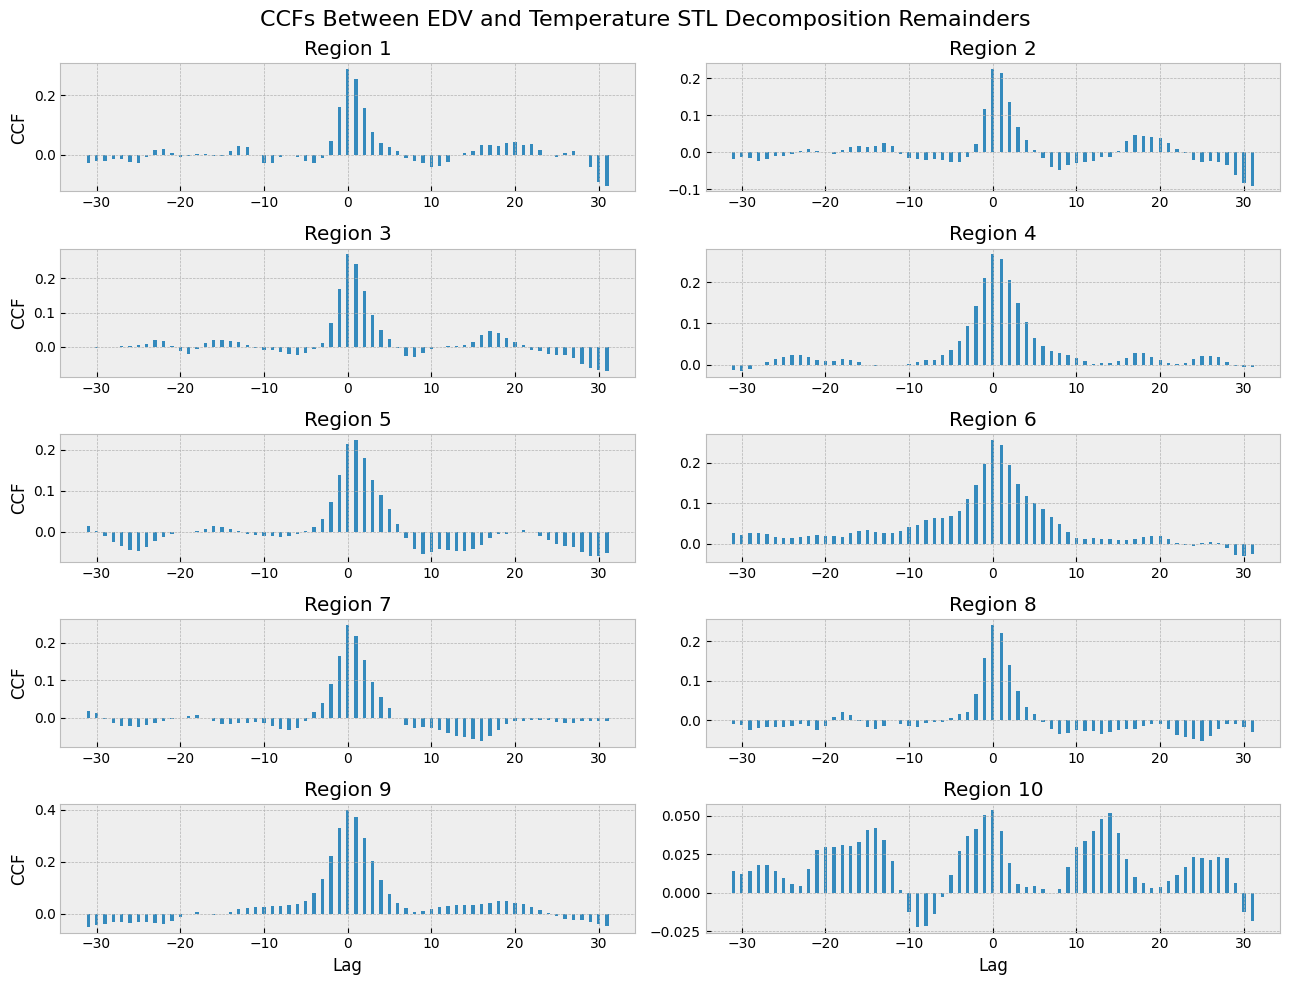
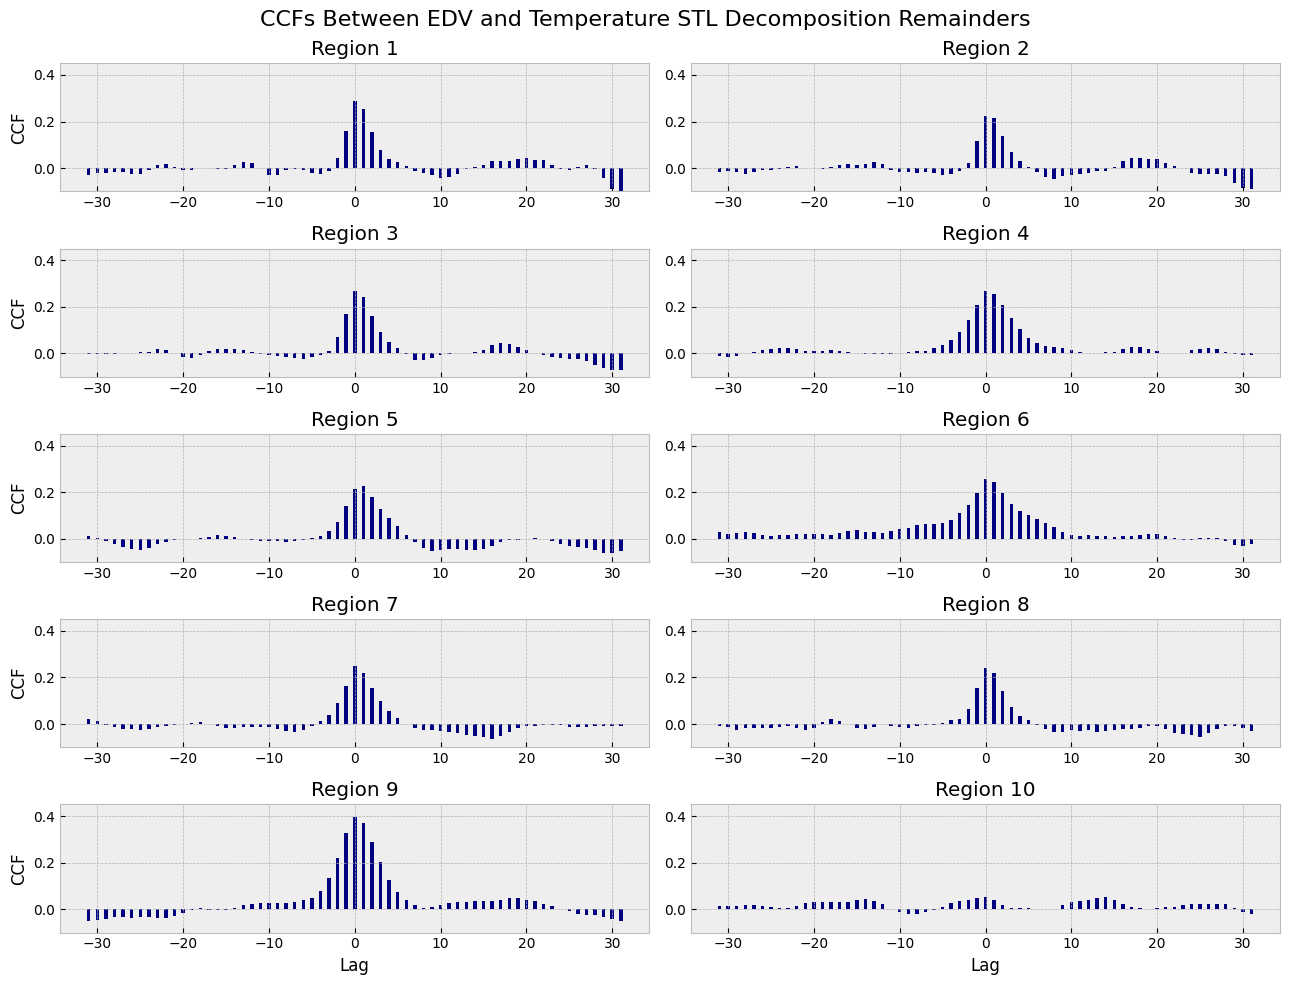
Unified diff of the notebook cell whose output changed from the first chart to the second:
--- before
+++ after
@@ -10,6 +10,7 @@
     ax = axs[row, col]
 
-    ax.bar(df.lags, df[region], width = 0.4)
+    ax.bar(df.lags, df[region], width = 0.4, color = "navy")
     ax.set_title(region.replace(".", " "))
+    ax.set_ylim(-0.1, 0.45)
     if row == 4:
         ax.set_xlabel("Lag")

Commit: updated plot colors and ylim